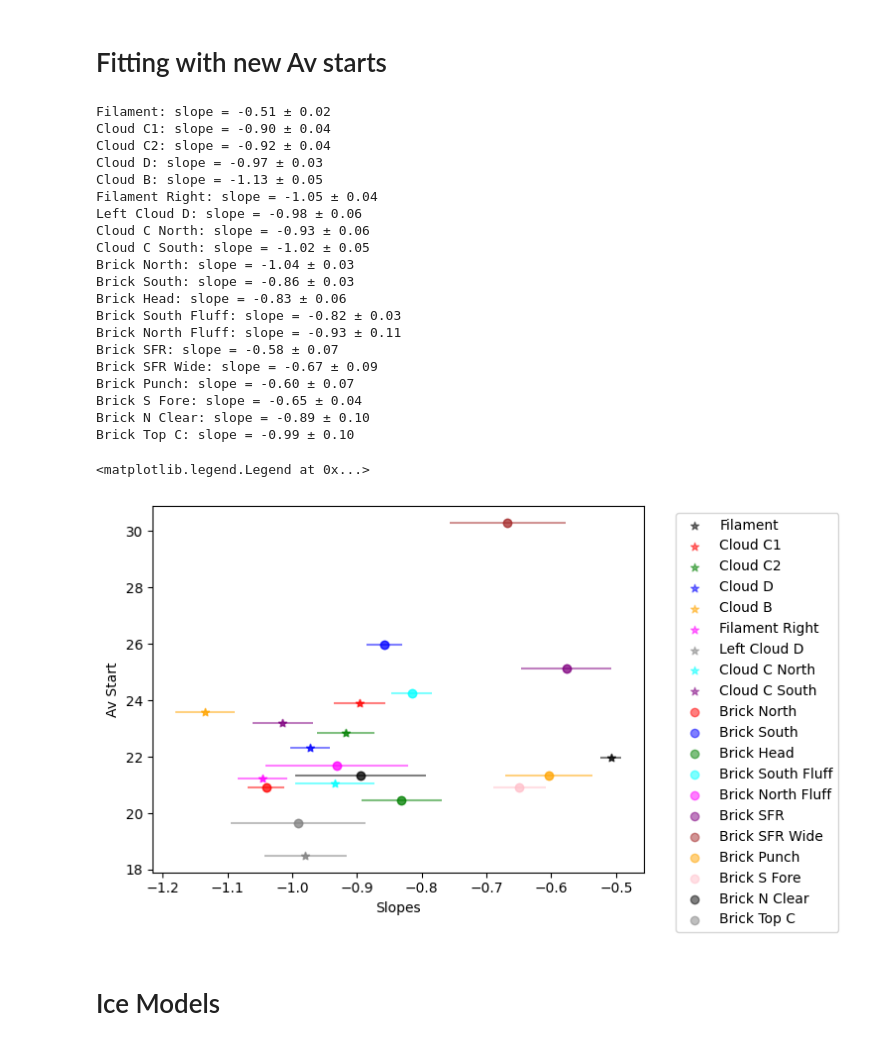
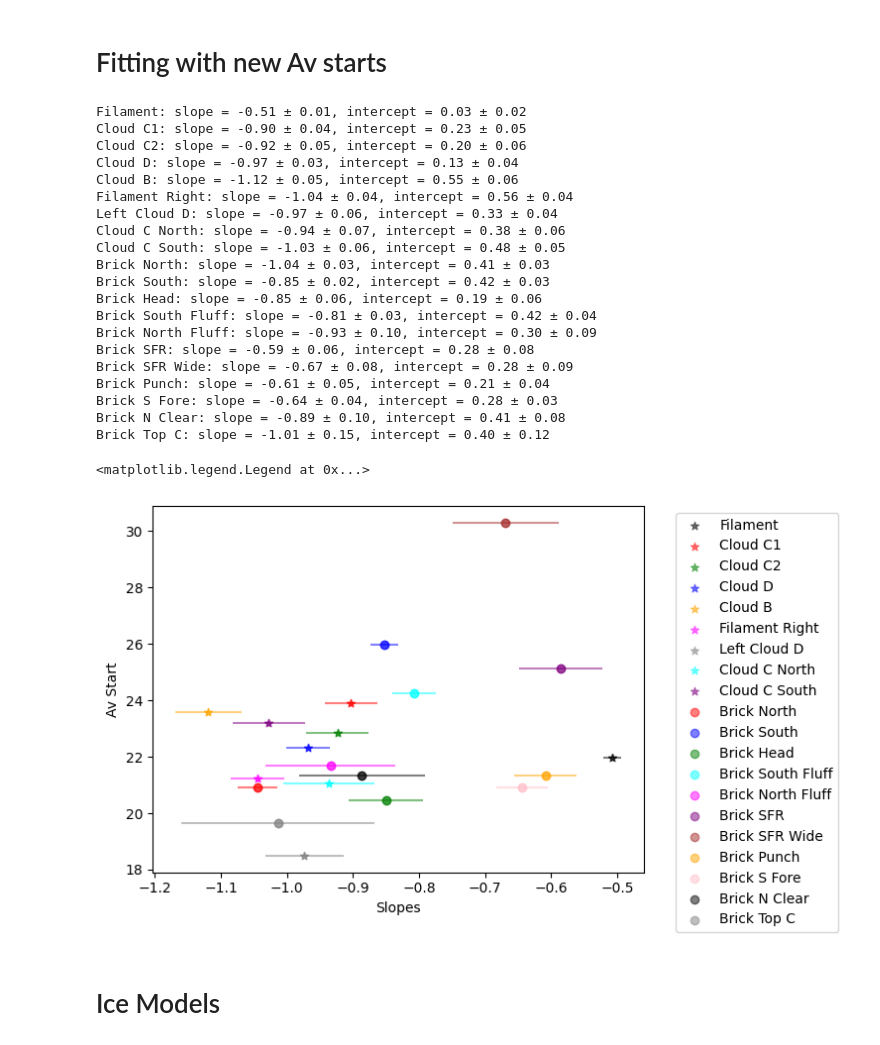
Before and after one commit to SpacialTree/dustridge-cd, a Jupyter notebook: notebooks/gaussian_misture.ipynb, the cells around one changed output. Cells and saved outputs as stored; diff of their text form; code cells hidden in the pictures.

```diff
--- a/notebooks/gaussian_misture.ipynb
+++ b/notebooks/gaussian_misture.ipynb
@@ -584,7 +587,7 @@ intersection
 # %% [output]
 np.float64(23.196079841827174)
 # %%
-fig, axes = plt.subplots(3, 3, figsize=[10,10])
+fig, axes = plt.subplots(3, 3, figsize=[10,8])
 
 for i in range(9):
     ax = axes.flatten()[i]
@@ -1250,6 +1255,8 @@ combined_highAv = highAv_cloudc + highAv_brick
 rang = np.linspace(0.5, 2.7, 100)
 combined_slopes = []
 combined_slopes_std = []
+combined_intercepts = []
+combined_intercepts_std = []
 
 ax = plt.subplot(111)
 
@@ -1259,55 +1266,63 @@ for i in range(len(combined_catalogs)):
     if np.isnan(av_start):
         av_start = np.nanmin(cat.catalog['Av'])
     cat = JWSTCatalog(cat.catalog[cat.catalog['Av'] > av_start])
     x = cat.color('f182m', 'f212n')
     y = cat.color('f405n', 'f466n')
     slopes = []
+    intercepts = []
 
     for j in range(100):
         indices = np.random.choice(len(x), len(x), replace=True)
         x_boot = x[indices]
         y_boot = y[indices]
 
         fit = fitting.LinearLSQFitter()
         line_boot = fit(models.Linear1D(), x_boot, y_boot)
         slopes.append(line_boot.slope.value)
+        intercepts.append(line_boot.intercept.value)
 
     slope_mean = np.mean(slopes)
     slope_std = np.std(slopes)
     combined_slopes.append(slope_mean)
     combined_slopes_std.append(slope_std)
-    print(f"{combined_labels[i]}: slope = {slope_mean:.2f} ± {slope_std:.2f}")
+
+    intercept_mean = np.mean(intercepts)
+    intercept_std = np.std(intercepts)
+    combined_intercepts.append(intercept_mean)
+    combined_intercepts_std.append(intercept_std)
+
+    print(f"{combined_labels[i]}: slope = {slope_mean:.2f} ± {slope_std:.2f}, intercept = {intercept_mean:.2f} ± {intercept_std:.2f}")
 
     marker = 'o' if 'Brick' in combined_labels[i] else '*'
     ax.errorbar(slope_mean, av_start, xerr=slope_std, color=combined_colors[i], alpha=0.5, marker=marker, linestyle='None')
     ax.scatter(slope_mean, av_start, color=combined_colors[i], label=combined_labels[i], alpha=0.5, marker=marker)
 
 ax.set_xlabel('Slopes')
 ax.set_ylabel('Av Start')
 ax.legend(bbox_to_anchor=(1.05, 1), loc='upper left')
 # %% [output]
-Filament: slope = -0.51 ± 0.02
-Cloud C1: slope = -0.90 ± 0.04
-Cloud C2: slope = -0.92 ± 0.04
-Cloud D: slope = -0.97 ± 0.03
-Cloud B: slope = -1.13 ± 0.05
-Filament Right: slope = -1.05 ± 0.04
-Left Cloud D: slope = -0.98 ± 0.06
-Cloud C North: slope = -0.93 ± 0.06
-Cloud C South: slope = -1.02 ± 0.05
-Brick North: slope = -1.04 ± 0.03
-Brick South: slope = -0.86 ± 0.03
-Brick Head: slope = -0.83 ± 0.06
-Brick South Fluff: slope = -0.82 ± 0.03
-Brick North Fluff: slope = -0.93 ± 0.11
-Brick SFR: slope = -0.58 ± 0.07
-Brick SFR Wide: slope = -0.67 ± 0.09
-Brick Punch: slope = -0.60 ± 0.07
-Brick S Fore: slope = -0.65 ± 0.04
-Brick N Clear: slope = -0.89 ± 0.10
-Brick Top C: slope = -0.99 ± 0.10
+Filament: slope = -0.51 ± 0.01, intercept = 0.03 ± 0.02
+Cloud C1: slope = -0.90 ± 0.04, intercept = 0.23 ± 0.05
+Cloud C2: slope = -0.92 ± 0.05, intercept = 0.20 ± 0.06
+Cloud D: slope = -0.97 ± 0.03, intercept = 0.13 ± 0.04
+Cloud B: slope = -1.12 ± 0.05, intercept = 0.55 ± 0.06
+Filament Right: slope = -1.04 ± 0.04, intercept = 0.56 ± 0.04
+Left Cloud D: slope = -0.97 ± 0.06, intercept = 0.33 ± 0.04
+Cloud C North: slope = -0.94 ± 0.07, intercept = 0.38 ± 0.06
+Cloud C South: slope = -1.03 ± 0.06, intercept = 0.48 ± 0.05
+Brick North: slope = -1.04 ± 0.03, intercept = 0.41 ± 0.03
+Brick South: slope = -0.85 ± 0.02, intercept = 0.42 ± 0.03
+Brick Head: slope = -0.85 ± 0.06, intercept = 0.19 ± 0.06
+Brick South Fluff: slope = -0.81 ± 0.03, intercept = 0.42 ± 0.04
+Brick North Fluff: slope = -0.93 ± 0.10, intercept = 0.30 ± 0.09
+Brick SFR: slope = -0.59 ± 0.06, intercept = 0.28 ± 0.08
+Brick SFR Wide: slope = -0.67 ± 0.08, intercept = 0.28 ± 0.09
+Brick Punch: slope = -0.61 ± 0.05, intercept = 0.21 ± 0.04
+Brick S Fore: slope = -0.64 ± 0.04, intercept = 0.28 ± 0.03
+Brick N Clear: slope = -0.89 ± 0.10, intercept = 0.41 ± 0.08
+Brick Top C: slope = -1.01 ± 0.15, intercept = 0.40 ± 0.12
 <matplotlib.legend.Legend at 0x...>
-[figure, old version]
+[figure, new version]
 # %% [markdown]
 # Ice Models
 # %%
```
Also changed, not shown: parts of 12 cells of this notebook, 9 other files.
